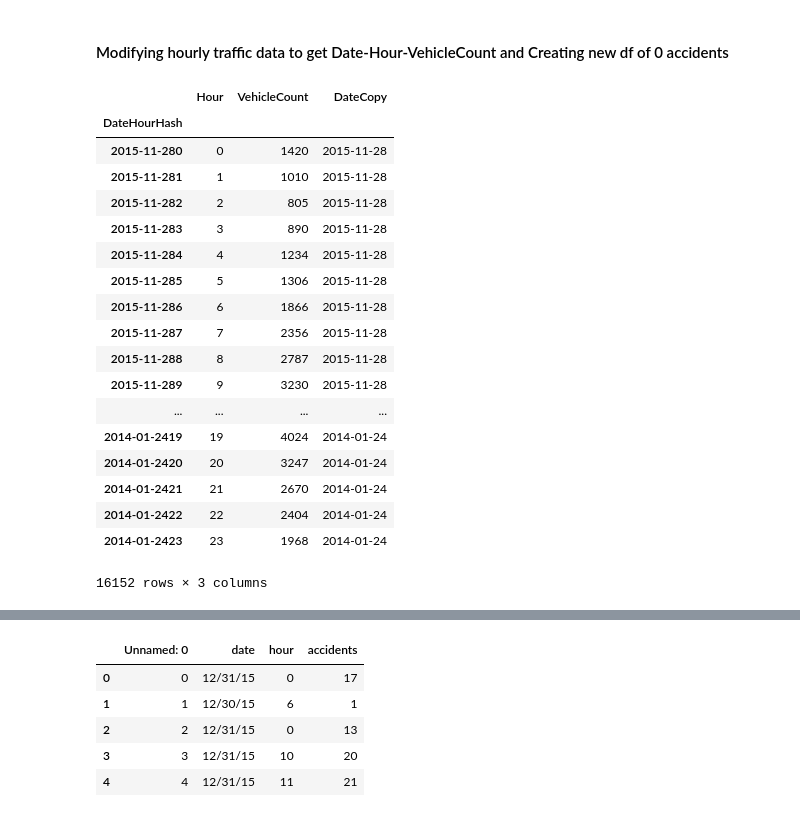
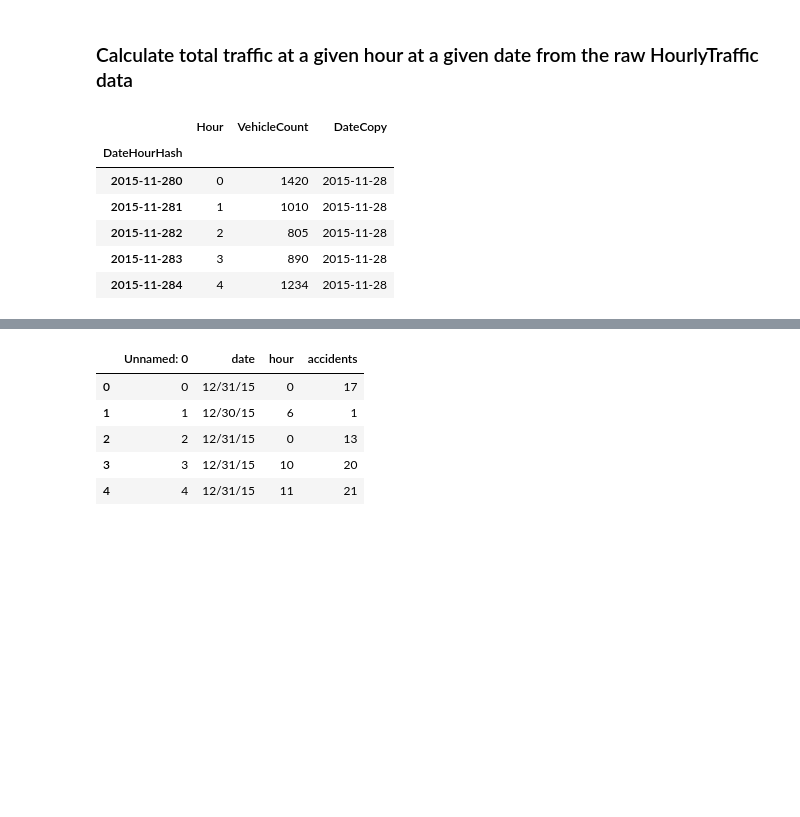
Before and after one commit to DeeptanshuM/HackHarvard2018, a Jupyter notebook: DataCleaningandProcessing.ipynb, the cells around one changed output, grey strips where cells are left out. Cells and saved outputs as stored; diff of their text form; code cells hidden in the pictures; blank space fills up the shorter version.

```diff
--- a/DataCleaningandProcessing.ipynb
+++ b/DataCleaningandProcessing.ipynb
@@ -59,41 +43,39 @@ dfVehicleCrashes.head(), dfVehicleCrashes.tail()
-# %% [markdown]
-#### Modifying hourly traffic data to get Date-Hour-VehicleCount and Creating new df of 0 accidents
+# %% [markdown]
+### Calculate total traffic at a given hour at a given date from the raw HourlyTraffic data
 # %%
+# choosing data for only two years (had eyeballed it in Excel)
 dfHourlyTraffic = dfHourlyTraffic[:35000]
+
+# add number of vehicles who passed through toll booths using EZ Pass and Cash/Vtoll
 dfHourlyTraffic['VehicleCount'] = dfHourlyTraffic['# Vehicles - ETC (E-ZPass)'] + dfHourlyTraffic['# Vehicles - Cash/VToll']
+
+# discard useless information
 dfHourlyTraffic = dfHourlyTraffic.filter(items=['Date', 'Hour', 'VehicleCount'])
+
+# get total vehicle count by adding vehicles going in I and O directions
 hourlyTrafficCount = dfHourlyTraffic.groupby(dfHourlyTraffic.index // 2).sum().VehicleCount
 dfHourlyTraffic = dfHourlyTraffic[dfHourlyTraffic.index % 2 != 0].reset_index()
 dfHourlyTraffic.VehicleCount = hourlyTrafficCount
 dfHourlyTraffic = dfHourlyTraffic.filter(items=['Date', 'Hour', 'VehicleCount'])
+
+# set index to be dates and then slice the data such that the lowermost date is the last avaible date for Vehicular Accidents data
 dfHourlyTraffic.Date = pd.to_datetime(dfHourlyTraffic.Date)
 dateCopy = dfHourlyTraffic.Date
 dfHourlyTraffic['DateCopy'] = dateCopy
 dfHourlyTraffic = dfHourlyTraffic.set_index('Date')
 dfHourlyTraffic = dfHourlyTraffic[:'2014-01-24']
 
+# Create a simple hash (= str(date) + str(hour)) and make it the index so that every index is unique
 dfHourlyTrafficPartial = dfHourlyTraffic.filter(items = ['DateCopy', 'Hour'])
 dfHourlyTrafficPartial['DateHourHash'] = dfHourlyTrafficPartial.apply(lambda row: str(row.DateCopy)[:10] + str(row.Hour), axis=1)
 dfHourlyTraffic['DateHourHash'] = dfHourlyTrafficPartial['DateHourHash']
 dfHourlyTraffic = dfHourlyTraffic.set_index('DateHourHash')
-dfHourlyTraffic
+#dfHourlyTraffic.head()
 # %% [output]
 |  | Hour | VehicleCount | DateCopy |
 | DateHourHash |  |  |  |
 | 2015-11-280 | 0 | 1420 | 2015-11-28 |
 | 2015-11-281 | 1 | 1010 | 2015-11-28 |
 | 2015-11-282 | 2 | 805 | 2015-11-28 |
 | 2015-11-283 | 3 | 890 | 2015-11-28 |
 | 2015-11-284 | 4 | 1234 | 2015-11-28 |
-| 2015-11-285 | 5 | 1306 | 2015-11-28 |
-| 2015-11-286 | 6 | 1866 | 2015-11-28 |
-| 2015-11-287 | 7 | 2356 | 2015-11-28 |
-| 2015-11-288 | 8 | 2787 | 2015-11-28 |
-| 2015-11-289 | 9 | 3230 | 2015-11-28 |
-| ... | ... | ... | ... |
-| 2014-01-2419 | 19 | 4024 | 2014-01-24 |
-| 2014-01-2420 | 20 | 3247 | 2014-01-24 |
-| 2014-01-2421 | 21 | 2670 | 2014-01-24 |
-| 2014-01-2422 | 22 | 2404 | 2014-01-24 |
-| 2014-01-2423 | 23 | 1968 | 2014-01-24 |
-16152 rows × 3 columns
```
Also changed, not shown: parts of 22 cells of this notebook.
